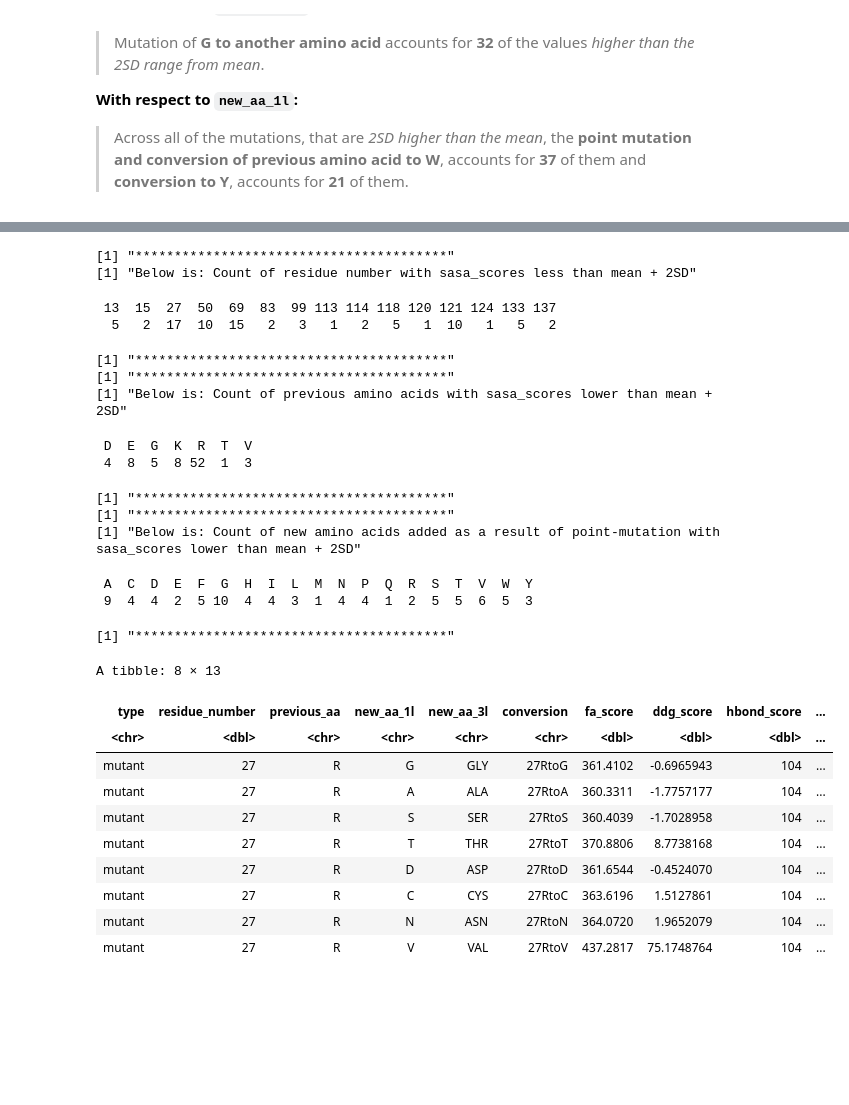
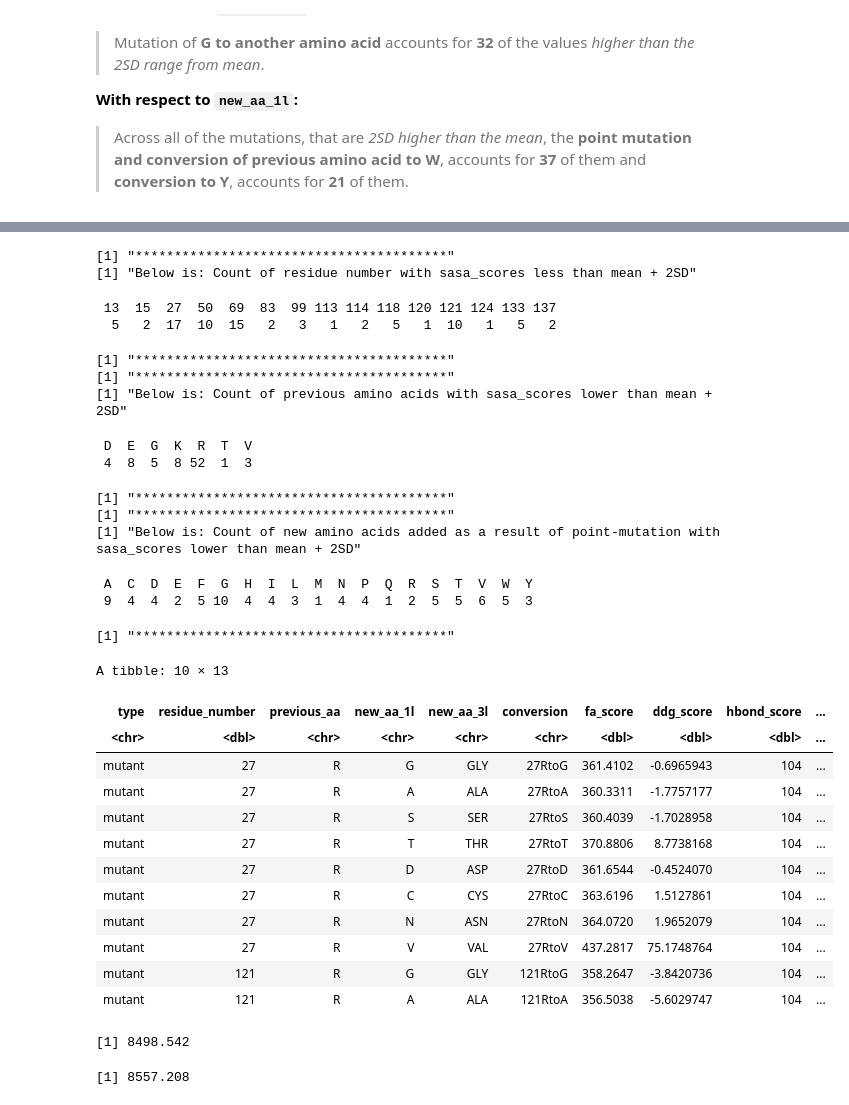
Before and after one commit to redradman/OneAAatATime, a Jupyter notebook: intein_analysis.ipynb, the cells around one changed output, grey strips where cells are left out. Saved outputs shown, nothing was run; the diff lists cells and outputs as text; code cells hidden in the pictures; blank space fills up the shorter version.

Commit message:
add the lowest sasa for single intein analysis

```diff
--- a/intein_analysis.ipynb
+++ b/intein_analysis.ipynb
@@ -267,32 +270,42 @@ print("****************************************")
 print("Below is: Count of new amino acids added as a result of point-mutation with sasa_scores lower than mean + 2SD")
 table(low_end_sasa$new_aa_1l)
 print("****************************************")
 
-low_end_sasa |> head(n = 8)
+low_end_sasa |> head(n = 10)
 # %% [output]
 [1] "****************************************"
 [1] "Below is: Count of residue number with sasa_scores less than mean + 2SD"
  13  15  27  50  69  83  99 113 114 118 120 121 124 133 137
   5   2  17  10  15   2   3   1   2   5   1  10   1   5   2
 [1] "****************************************"
 [1] "****************************************"
 [1] "Below is: Count of previous amino acids with sasa_scores lower than mean + 2SD"
  D  E  G  K  R  T  V
  4  8  5  8 52  1  3
 [1] "****************************************"
 [1] "****************************************"
 [1] "Below is: Count of new amino acids added as a result of point-mutation with sasa_scores lower than mean + 2SD"
  A  C  D  E  F  G  H  I  L  M  N  P  Q  R  S  T  V  W  Y
  9  4  4  2  5 10  4  4  3  1  4  4  1  2  5  5  6  5  3
 [1] "****************************************"
-A tibble: 8 × 13
+A tibble: 10 × 13
 | type | residue_number | previous_aa | new_aa_1l | new_aa_3l | conversion | fa_score | ddg_score | hbond_score | ... |
 | <chr> | <dbl> | <chr> | <chr> | <chr> | <chr> | <dbl> | <dbl> | <dbl> | ... |
 | mutant | 27 | R | G | GLY | 27RtoG | 361.4102 | -0.6965943 | 104 | ... |
 | mutant | 27 | R | A | ALA | 27RtoA | 360.3311 | -1.7757177 | 104 | ... |
 | mutant | 27 | R | S | SER | 27RtoS | 360.4039 | -1.7028958 | 104 | ... |
 | mutant | 27 | R | T | THR | 27RtoT | 370.8806 | 8.7738168 | 104 | ... |
 | mutant | 27 | R | D | ASP | 27RtoD | 361.6544 | -0.4524070 | 104 | ... |
 | mutant | 27 | R | C | CYS | 27RtoC | 363.6196 | 1.5127861 | 104 | ... |
 | mutant | 27 | R | N | ASN | 27RtoN | 364.0720 | 1.9652079 | 104 | ... |
 | mutant | 27 | R | V | VAL | 27RtoV | 437.2817 | 75.1748764 | 104 | ... |
+| mutant | 121 | R | G | GLY | 121RtoG | 358.2647 | -3.8420736 | 104 | ... |
+| mutant | 121 | R | A | ALA | 121RtoA | 356.5038 | -5.6029747 | 104 | ... |
+# %%
+mean(filter(intein_short,residue_number == 27)$sasa_score)
+# %% [output]
+[1] 8498.542
+# %%
+mean(filter(intein_short, previous_aa == "R" & new_aa_1l == "G")$sasa_score)
+# %% [output]
+[1] 8557.208
```
Also changed, not shown: parts of 1 cell of this notebook.
